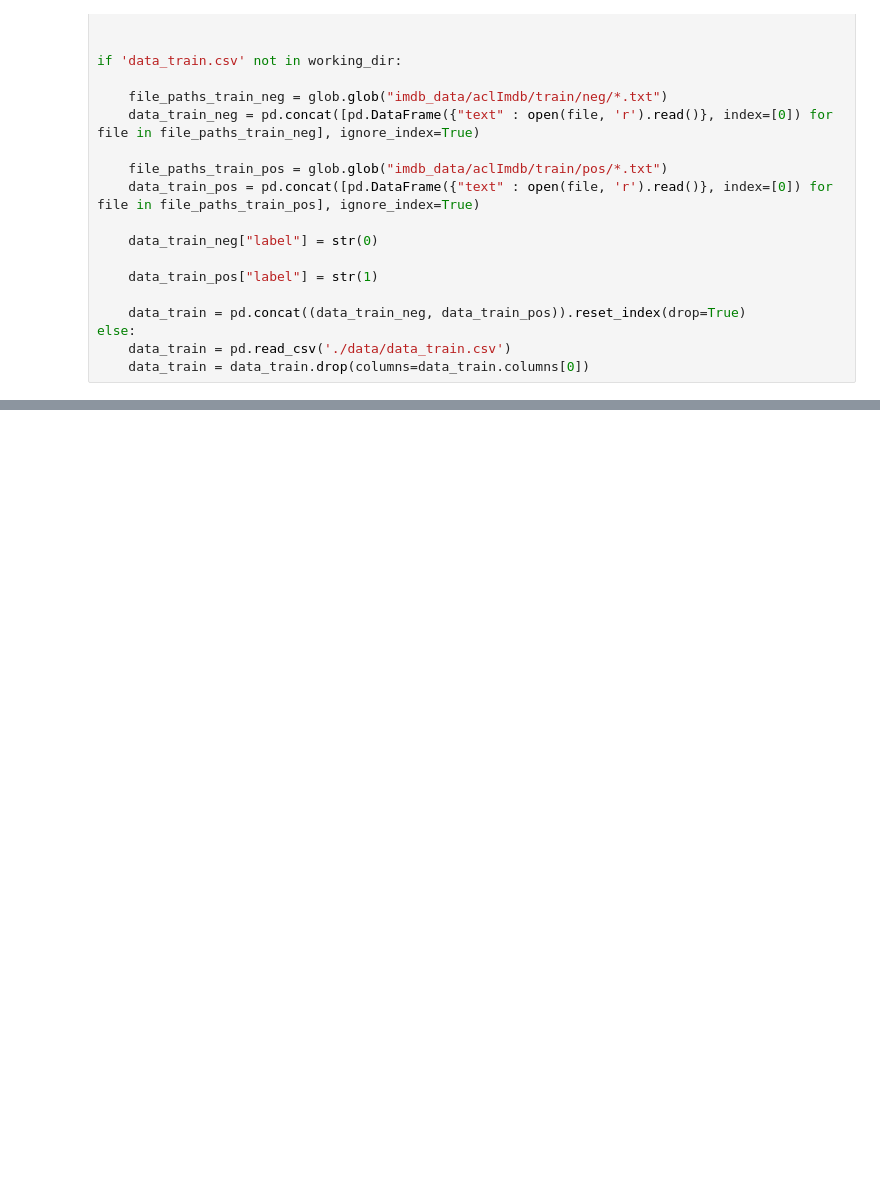
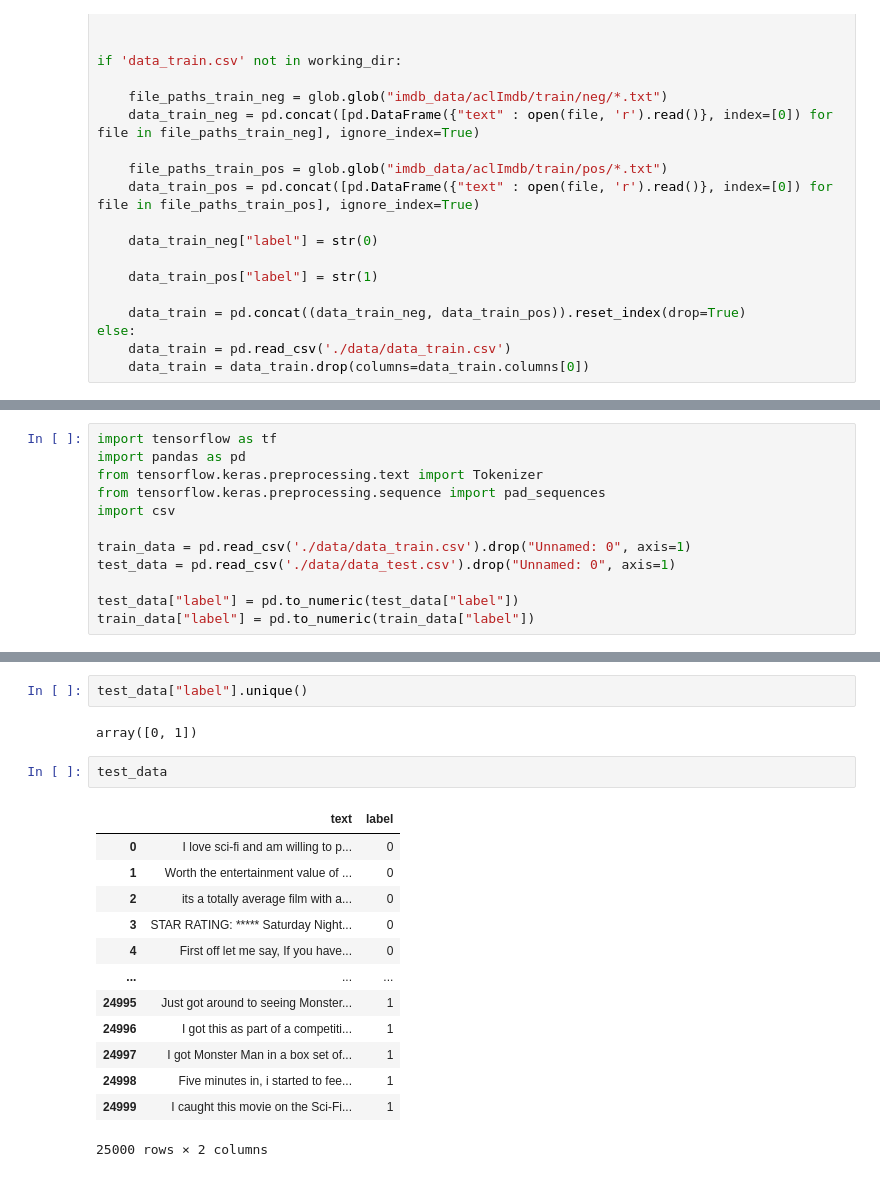
Before and after one commit to julien-richaume/projet_4_hddl, a Jupyter notebook: Projet_4.ipynb, the cells around one changed output, grey strips where cells are left out. Drawn from its saved outputs; the diff is of its cells as text; blank space fills up the shorter version.

```diff
--- a/Projet_4.ipynb
+++ b/Projet_4.ipynb
@@ -159,0 +78,12 @@ data_train["label"].iloc[0]
+# %%
+import tensorflow as tf
+import pandas as pd
+from tensorflow.keras.preprocessing.text import Tokenizer
+from tensorflow.keras.preprocessing.sequence import pad_sequences
+import csv
+
+train_data = pd.read_csv('./data/data_train.csv').drop("Unnamed: 0", axis=1)
+test_data = pd.read_csv('./data/data_test.csv').drop("Unnamed: 0", axis=1)
+
+test_data["label"] = pd.to_numeric(test_data["label"])
+train_data["label"] = pd.to_numeric(train_data["label"])
@@ -159,0 +97,20 @@ data_train["label"].iloc[0]
+# %%
+test_data["label"].unique()
+# %% [output]
+array([0, 1])
+# %%
+test_data
+# %% [output]
+|  | text | label |
+| 0 | I love sci-fi and am willing to p... | 0 |
+| 1 | Worth the entertainment value of ... | 0 |
+| 2 | its a totally average film with a... | 0 |
+| 3 | STAR RATING: ***** Saturday Night... | 0 |
+| 4 | First off let me say, If you have... | 0 |
+| ... | ... | ... |
+| 24995 | Just got around to seeing Monster... | 1 |
+| 24996 | I got this as part of a competiti... | 1 |
+| 24997 | I got Monster Man in a box set of... | 1 |
+| 24998 | Five minutes in, i started to fee... | 1 |
+| 24999 | I caught this movie on the Sci-Fi... | 1 |
+25000 rows × 2 columns
```
Also changed, not shown: parts of 34 cells of this notebook, 5 other files.
